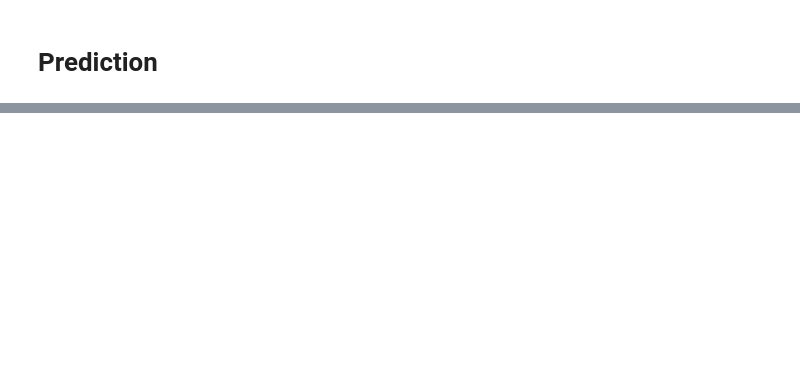
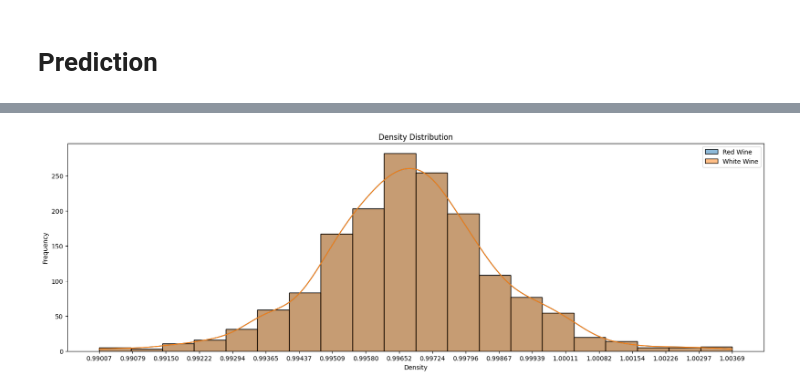
Before and after one commit to elvisperlika/Wine-Quality-Prediction, a Jupyter notebook: Wine_Quality_Prediction.ipynb, the cells around one changed output, grey strips where cells are left out. Cells and saved outputs as stored; diff of their text form; code cells hidden in the pictures; blank space fills up the shorter version.

```diff
--- a/Wine_Quality_Prediction.ipynb
+++ b/Wine_Quality_Prediction.ipynb
@@ -36,0 +120,3 @@ data.head()
+# %%
+red = pd.read_csv('red.csv', sep=';')
+white = pd.read_csv('white.csv', sep=';')
@@ -36,0 +179,17 @@ data.head()
+# %%
+plt.figure(figsize=(20, 6))
+sns.histplot(red["density"], bins=20, alpha=0.5, label='Red Wine', kde=True)
+sns.histplot(white["density"], bins=20, alpha=0.5, label='White Wine', kde=True)
+
+x_ticks = np.linspace(min(red["density"].min(), white["density"].min()),
+                      max(red["density"].max(), white["density"].max()), 20)
+plt.xticks(x_ticks)
+
+plt.legend()
+
+plt.title("Density Distribution")
+plt.xlabel("Density")
+plt.ylabel("Frequency")
+plt.show()
+# %% [output]
+[figure, added]
```
Also changed, not shown: parts of 16 cells of this notebook.
